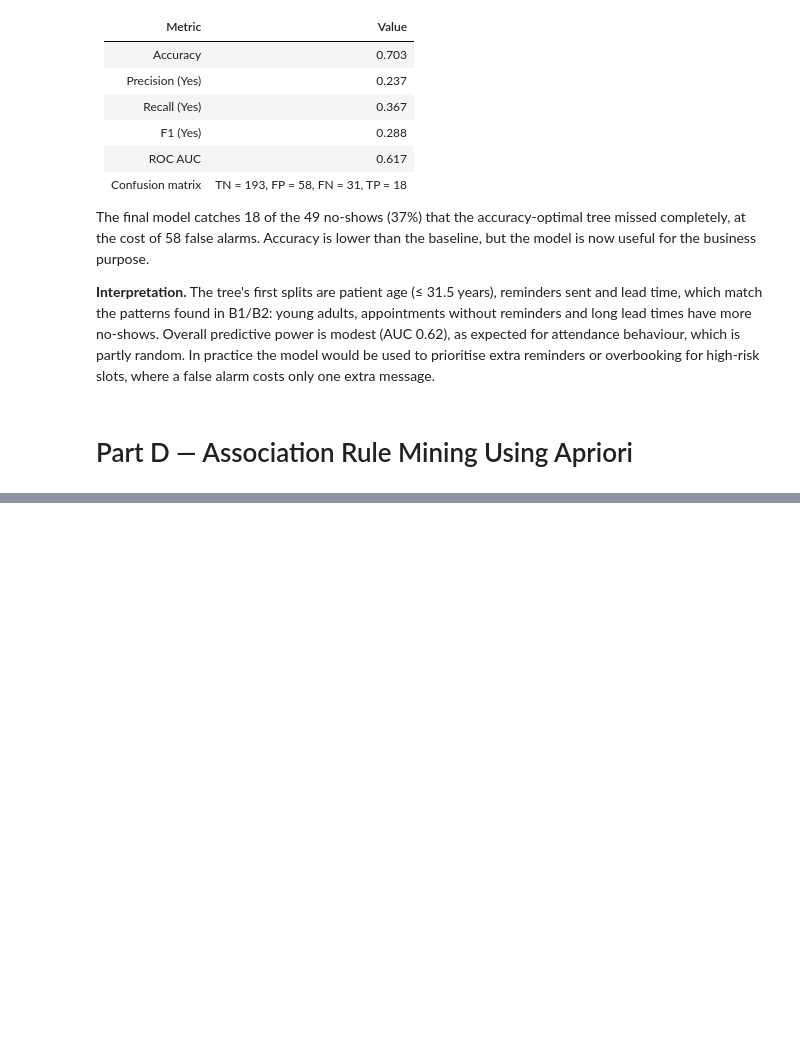
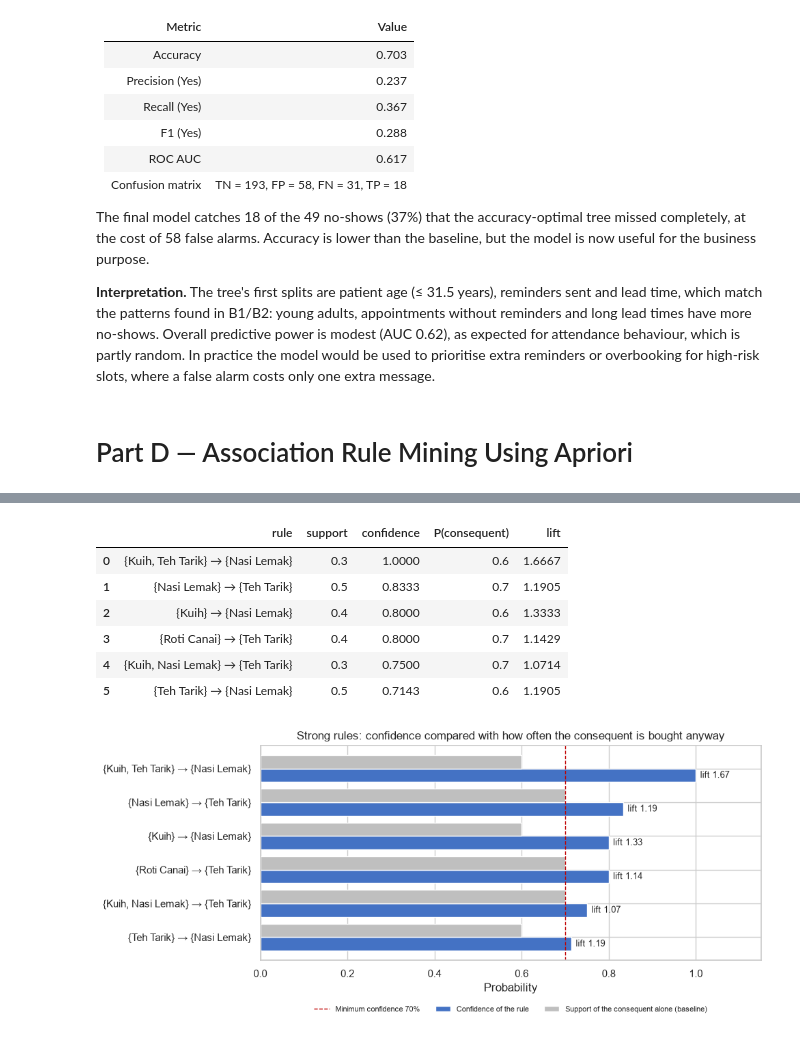
Before and after one commit to qist-tuah/WIE3007_A1_23001946, a Jupyter notebook: notebook/WIE3007_A1_23001946.ipynb, the cells around one changed output, grey strips where cells are left out. Saved outputs shown, nothing was run; the diff lists cells and outputs as text; code cells hidden in the pictures; blank space fills up the shorter version.

Commit message:
Part D3: mlxtend verification and rule interpretation

```diff
--- a/notebook/WIE3007_A1_23001946.ipynb
+++ b/notebook/WIE3007_A1_23001946.ipynb
@@ -1483,0 +1606,30 @@ The final model catches 18 of the 49 no-shows (37%) that the accuracy-optimal tr
+# %%
+# ---------- D3.4 Strong rules: confidence vs how common the consequent already is ----------
+strong = strong.assign(**{"P(consequent)": strong["consequent support"]})
+display(strong[["rule", "support", "confidence", "P(consequent)", "lift"]].round(4))
+
+fig, ax = plt.subplots(figsize=(10, 4.6))
+y = np.arange(len(strong))
+ax.barh(y + 0.2, strong["confidence"], height=0.4, label="Confidence of the rule", color="#4472c4")
+ax.barh(y - 0.2, strong["P(consequent)"], height=0.4, label="Support of the consequent alone (baseline)",
+        color="#bfbfbf")
+for i, (c, l) in enumerate(zip(strong["confidence"], strong["lift"])):
+    ax.text(c + 0.01, i + 0.2, f"lift {l:.2f}", va="center", fontsize=9)
+ax.set_yticks(y, strong["rule"])
+ax.invert_yaxis()
+ax.axvline(MIN_CONFIDENCE, color="#c00000", ls="--", lw=1, label="Minimum confidence 70%")
+ax.set(xlim=(0, 1.15), xlabel="Probability",
+       title="Strong rules: confidence compared with how often the consequent is bought anyway")
+ax.legend(loc="upper center", bbox_to_anchor=(0.5, -0.18), ncol=3, fontsize=8, frameon=False)
+plt.tight_layout()
+plt.savefig(FIG_DIR + "d3_confidence_vs_lift.png", dpi=150, bbox_inches="tight")
+plt.show()
+# %% [output]
+|  | rule | support | confidence | P(consequent) | lift |
+| 0 | {Kuih, Teh Tarik} → {Nasi Lemak} | 0.3 | 1.0000 | 0.6 | 1.6667 |
+| 1 | {Nasi Lemak} → {Teh Tarik} | 0.5 | 0.8333 | 0.7 | 1.1905 |
+| 2 | {Kuih} → {Nasi Lemak} | 0.4 | 0.8000 | 0.6 | 1.3333 |
+| 3 | {Roti Canai} → {Teh Tarik} | 0.4 | 0.8000 | 0.7 | 1.1429 |
+| 4 | {Kuih, Nasi Lemak} → {Teh Tarik} | 0.3 | 0.7500 | 0.7 | 1.0714 |
+| 5 | {Teh Tarik} → {Nasi Lemak} | 0.5 | 0.7143 | 0.6 | 1.1905 |
+[figure, added]
```
Also changed, not shown: parts of 8 cells of this notebook, 4 other files.
